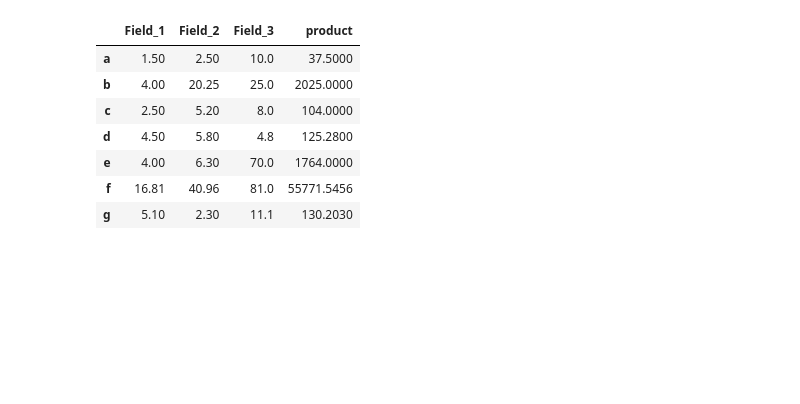
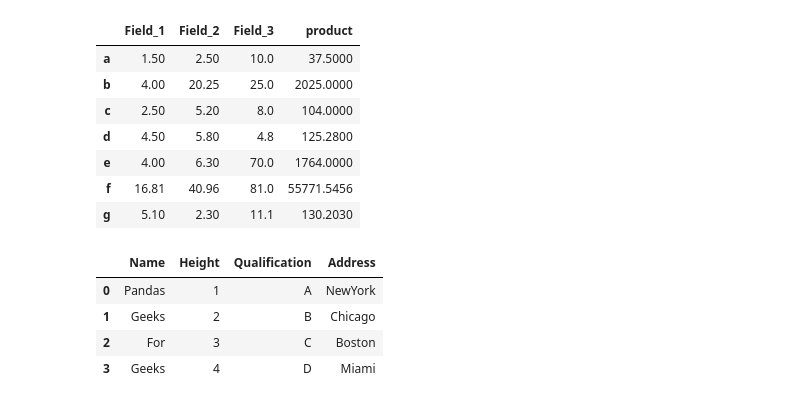
Before and after one commit to Lenmbugua/Python-Numpy-and-Pandas, a Jupyter notebook: Pandas.ipynb, the cells around one changed output. Saved outputs shown, nothing was run; the diff lists cells and outputs as text; code cells hidden in the pictures; blank space fills up the shorter version.

Commit message:
Adding new columns to excisting DataFrame in Pandas

```diff
--- a/Pandas.ipynb
+++ b/Pandas.ipynb
@@ -1924,3 +1924,29 @@ df
 | e | 4.00 | 6.30 | 70.0 | 1764.0000 |
 | f | 16.81 | 40.96 | 81.0 | 55771.5456 |
 | g | 5.10 | 2.30 | 11.1 | 130.2030 |
+# %%
+#Adding New Column to Existing DataFrame in Pandas
+#By Declaring a New List as column
+import pandas as pd
+#Define a Dictionary containing Students data
+data = {
+    'Name': ['Pandas', 'Geeks','For','Geeks'],
+    'Height': [1,2,3,4],
+    'Qualification': ['A','B','C','D']
+}
+# Convert the dictionary into Dataframe
+df = pd.DataFrame(data)
+# Declare a list that is to be converted into a column
+address = ['NewYork', 'Chicago', 'Boston', 'Miami']
+
+# Using 'Address' as the column name
+# and equating it to the list
+df['Address'] = address
+
+display(df)
+# %% [output]
+|  | Name | Height | Qualification | Address |
+| 0 | Pandas | 1 | A | NewYork |
+| 1 | Geeks | 2 | B | Chicago |
+| 2 | For | 3 | C | Boston |
+| 3 | Geeks | 4 | D | Miami |
```
